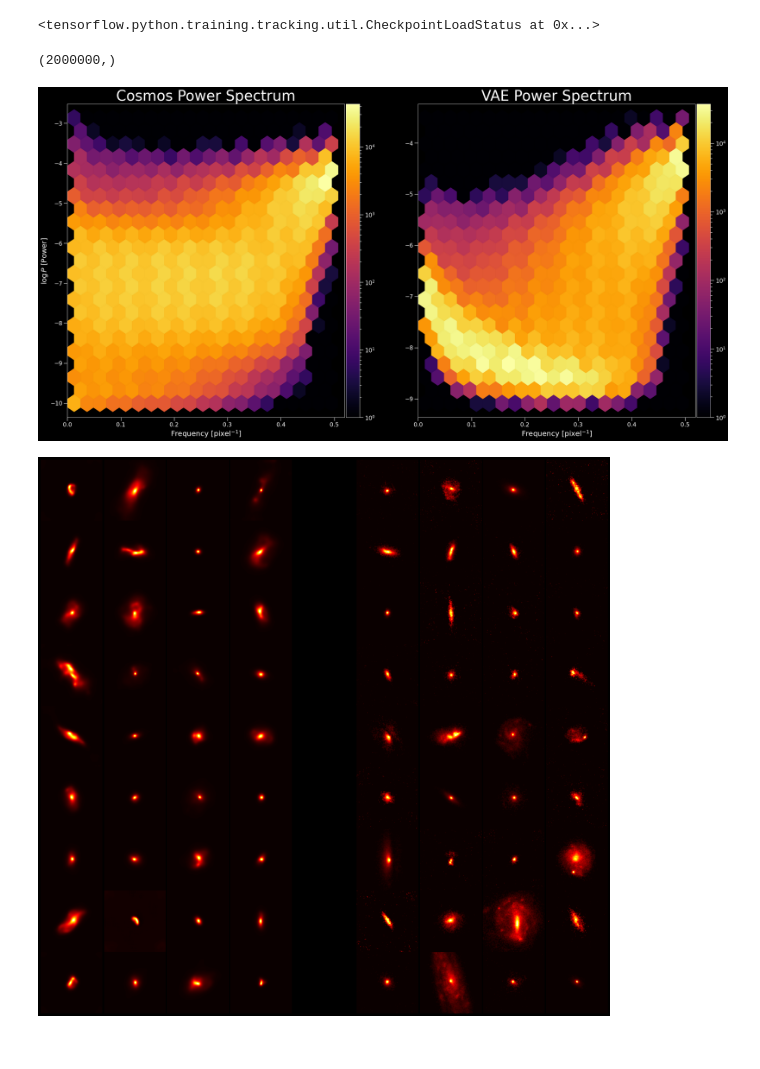
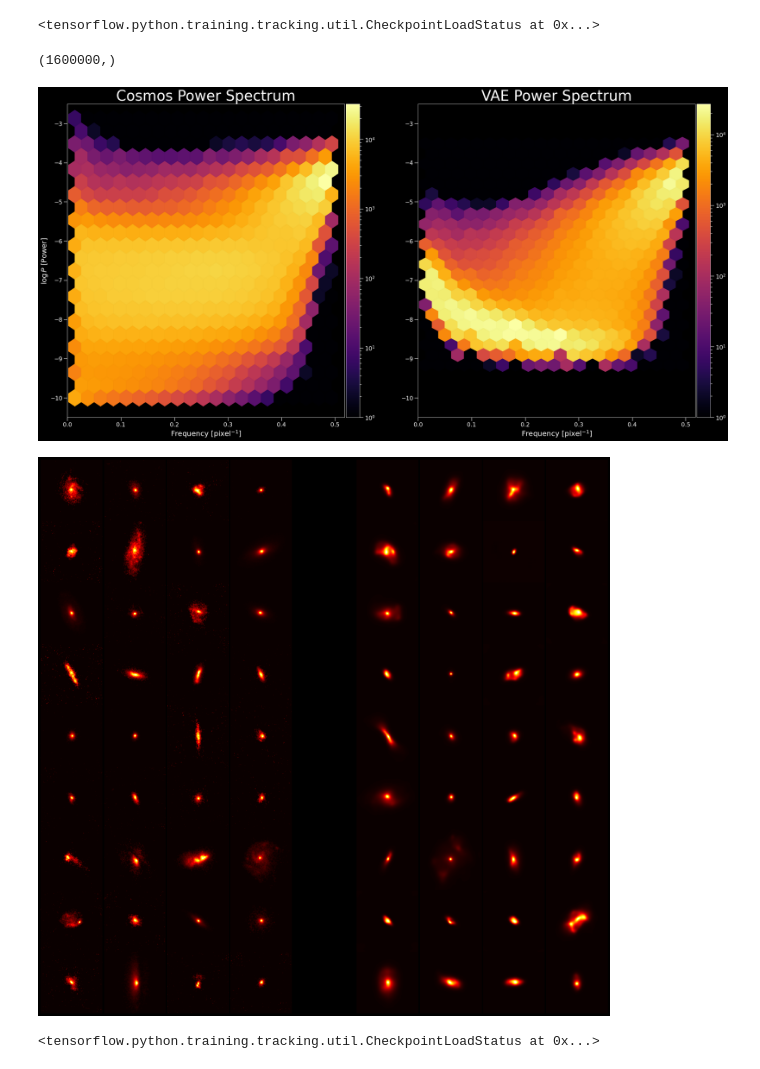
Before and after one commit to AlexandreAdam/Censai, a Jupyter notebook: notebooks/cosmos_power_spectrum.ipynb, the cells around one changed output. Drawn from its saved outputs; the diff is of its cells as text; code cells hidden in the pictures.

```diff
--- a/notebooks/cosmos_power_spectrum.ipynb
+++ b/notebooks/cosmos_power_spectrum.ipynb
@@ -40,7 +40,7 @@ files = tf.data.Dataset.from_tensor_slices(files)
 dataset = files.interleave(lambda x: tf.data.TFRecordDataset(x), block_length=1, num_parallel_calls=tf.data.AUTOTUNE).map(decode_image).map(preprocess_image)
 dataset = dataset.batch(1000)
 # %%
-ps = PowerSpectrum(bins=50, pixels=128)
+ps = PowerSpectrum(bins=40, pixels=128)
 image_ps = []
 for images in tqdm(dataset):
     _ps = ps.power_spectrum(images)
@@ -88,7 +88,7 @@ f = (f[:-1] + f[1:])/2
 f = np.tile(f, image_ps.shape[0])
 f.shape
 # %% [output]
-(2000000,)
+(1600000,)
 # %%
 point_cloud_pred = np.stack([image_ps.flatten(), f], axis=1)
 # %%
@@ -100,26 +100,28 @@ point_cloud_pred = np.stack([image_ps.flatten(), f], axis=1)
 # %%
 gridsize=20
 
 fig, (ax1, ax2) = plt.subplots(1, 2, figsize=(32, 16))
 
 im = ax1.hexbin(point_cloud_true[:, 1], np.log10(point_cloud_true[:, 0] + 1e-10), gridsize=gridsize, cmap='inferno', norm=LogNorm())
 ax1.set_ylabel(r"$\log P$ [Power]", fontsize=20)
 ax1.set_xlabel("Frequency [pixel$^{-1}$]", fontsize=20)
 divider = make_axes_locatable(ax1)
 cax = divider.append_axes("right", size="5%", pad=0.05)
 plt.colorbar(im, cax=cax)
 ax1.set_title("Cosmos Power Spectrum", fontsize=40)
 ax1.set_xlim(0)
+ax1.set_ylim(-10.5, -2.5)
 
 im = ax2.hexbin(point_cloud_pred[:, 1], np.log10(point_cloud_pred[:, 0] + 1e-10), gridsize=gridsize, cmap='inferno', norm=LogNorm())
 ax2.set_xlabel("Frequency [pixel$^{-1}$]", fontsize=20)
 divider = make_axes_locatable(ax2)
 cax = divider.append_axes("right", size="5%", pad=0.05)
 plt.colorbar(im, cax=cax)
 ax2.set_title("VAE Power Spectrum", fontsize=40)
-ax2.set_xlim(0);
+ax2.set_xlim(0)
+ax2.set_ylim(-10.5, -2.5);
 # %% [output]
-[figure, old version]
+[figure, new version]
 # %%
 from censai.utils import sampling_plot
 y_pred = vae.sample(81)
@@ -133,16 +135,30 @@ start = 4
 for i in range(len_y):
     for j in range(4):
         k = 4 * i + j
-        axs[i, j].imshow(y_pred[k, ..., 0], cmap="hot", origin="lower")
+        axs[i, j].imshow(y_true[k, ..., 0], cmap="hot", origin="lower")
         axs[i, j].axis("off")
 for i in range(len_y):
     for j in range(5, 9):
         k = 4 * i + j + start
-        axs[i, j].imshow(y_true[k, ..., 0], cmap="hot", origin="lower")
+        axs[i, j].imshow(y_pred[k, ..., 0], cmap="hot", origin="lower")
         axs[i, j].axis("off")
 for i in range(len_y):
         axs[i, 4].axis("off")
 
 fig.subplots_adjust(wspace=0, hspace=0)
 # %% [output]
-[figure, old version]
+[figure, new version]
+# %%
+# second_stage_model_path = os.path.join(os.getenv("CENSAI_PATH"), "models", "VAE1_cosmos_HPARAMS_029_L3_CL4_F16_NLleaky_relu_LS128_ssi0.001_210810161842_second_stage_210812231634")
+# second_stage_model_path = os.path.join(os.getenv("CENSAI_PATH"), "models", "VAE1_cosmos_HPARAMS_029_L3_CL4_F16_NLleaky_relu_LS128_ssi0.001_210810161842_second_stage_210812233227")
+second_stage_model_path = os.path.join(os.getenv("CENSAI_PATH"), "models", "VAE1_cosmos_HPARAMS_029_L3_CL4_F16_NLleaky_relu_LS128_ssi0.001_210810161842_second_stage_210812235647")
+
+with open(os.path.join(second_stage_model_path, "model_hparams.json")) as f:
+    vae2_hparams = json.load(f)
+# load weights
+vae2 = VAESecondStage(**vae2_hparams)
+ckpt2 = tf.train.Checkpoint(net=vae2)
+checkpoint_manager2 = tf.train.CheckpointManager(ckpt2, second_stage_model_path, 1)
+checkpoint_manager2.checkpoint.restore(checkpoint_manager2.latest_checkpoint).expect_partial()
+# %% [output]
+<tensorflow.python.training.tracking.util.CheckpointLoadStatus at 0x...>
```
Also changed, not shown: parts of 5 cells of this notebook, 5 other files.
